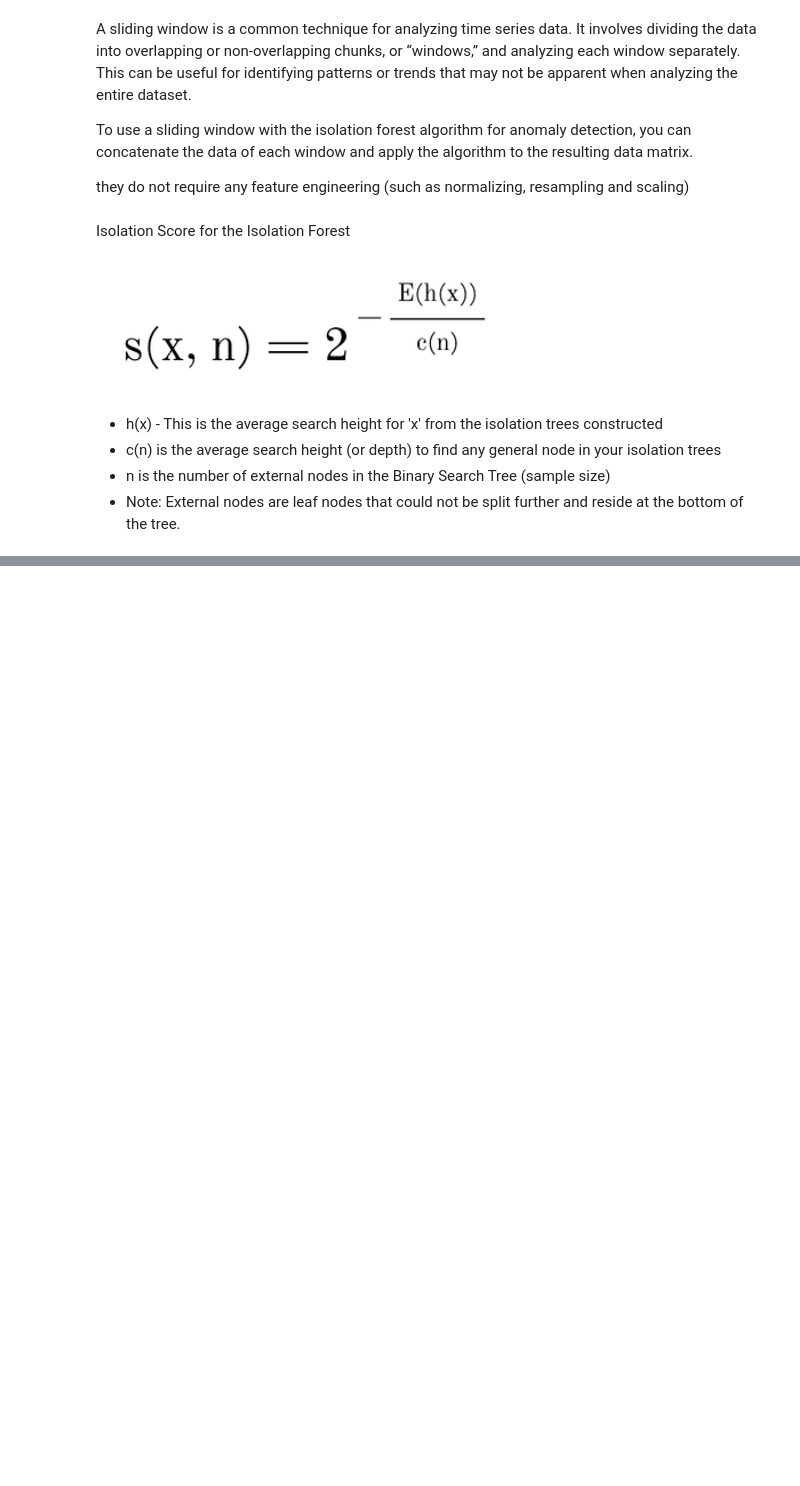
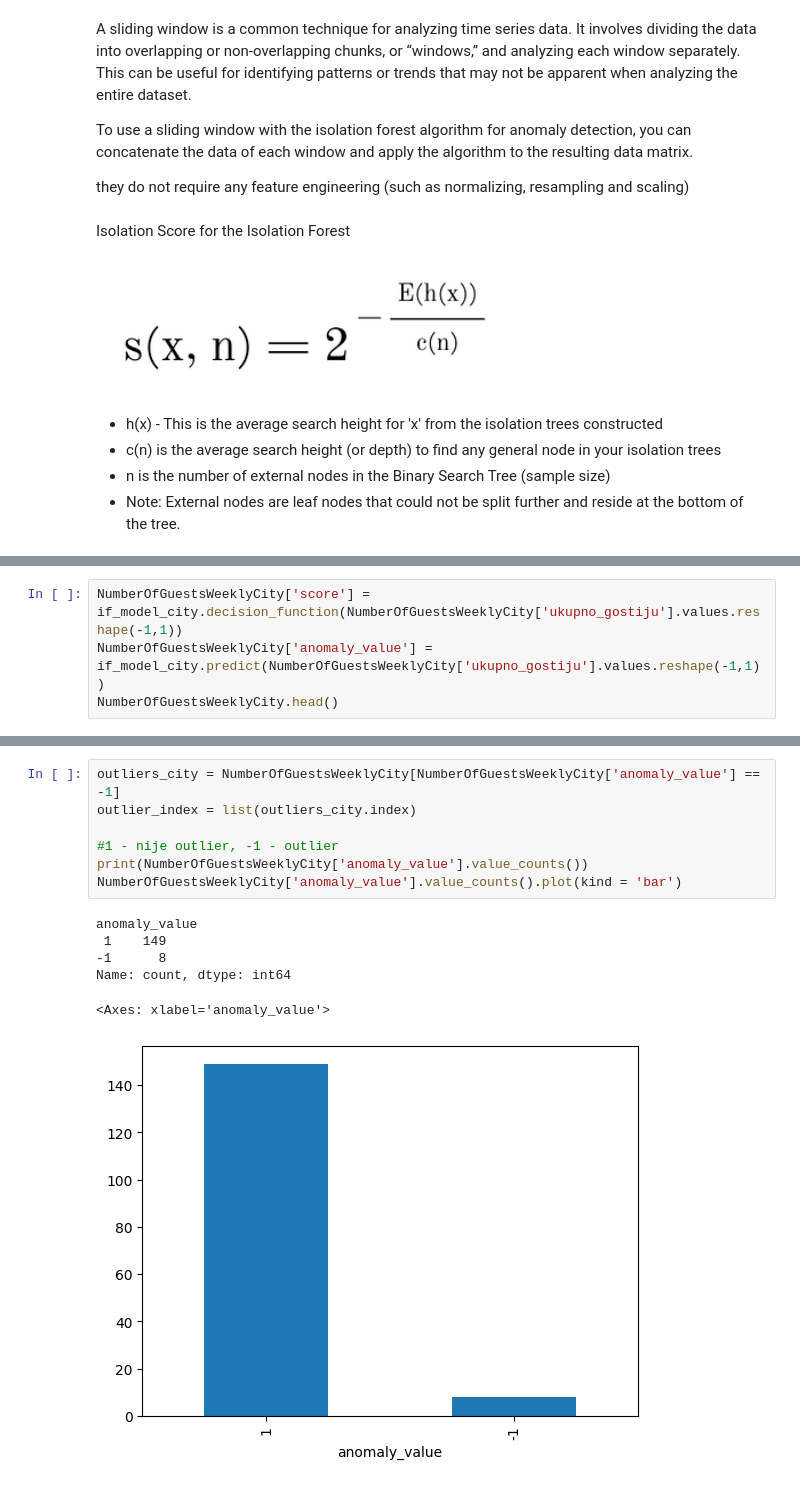
Before and after one commit to MarkoHaralovic/Prediction-of-Hotel-Occupancy, a Jupyter notebook: prediction-of-hotel-occupancy/notebooks/anomaly_detection_univariate_ts.ipynb, the cells around one changed output, grey strips where cells are left out. Cells and saved outputs as stored; diff of their text form; blank space fills up the shorter version.

```diff
--- a/prediction-of-hotel-occupancy/notebooks/anomaly_detection_univariate_ts.ipynb
+++ b/prediction-of-hotel-occupancy/notebooks/anomaly_detection_univariate_ts.ipynb
@@ -242,0 +266,4 @@ they do not require any feature engineering (such as normalizing, resampling and
+# %%
+NumberOfGuestsWeeklyCity['score'] = if_model_city.decision_function(NumberOfGuestsWeeklyCity['ukupno_gostiju'].values.reshape(-1,1))
+NumberOfGuestsWeeklyCity['anomaly_value'] = if_model_city.predict(NumberOfGuestsWeeklyCity['ukupno_gostiju'].values.reshape(-1,1))
+NumberOfGuestsWeeklyCity.head()
@@ -242,0 +278,14 @@ they do not require any feature engineering (such as normalizing, resampling and
+# %%
+outliers_city = NumberOfGuestsWeeklyCity[NumberOfGuestsWeeklyCity['anomaly_value'] == -1]
+outlier_index = list(outliers_city.index)
+
+#1 - nije outlier, -1 - outlier
+print(NumberOfGuestsWeeklyCity['anomaly_value'].value_counts())
+NumberOfGuestsWeeklyCity['anomaly_value'].value_counts().plot(kind = 'bar')
+# %% [output]
+anomaly_value
+ 1    149
+-1      8
+Name: count, dtype: int64
+<Axes: xlabel='anomaly_value'>
+[figure, added]
```
Also changed, not shown: parts of 17 cells of this notebook.
